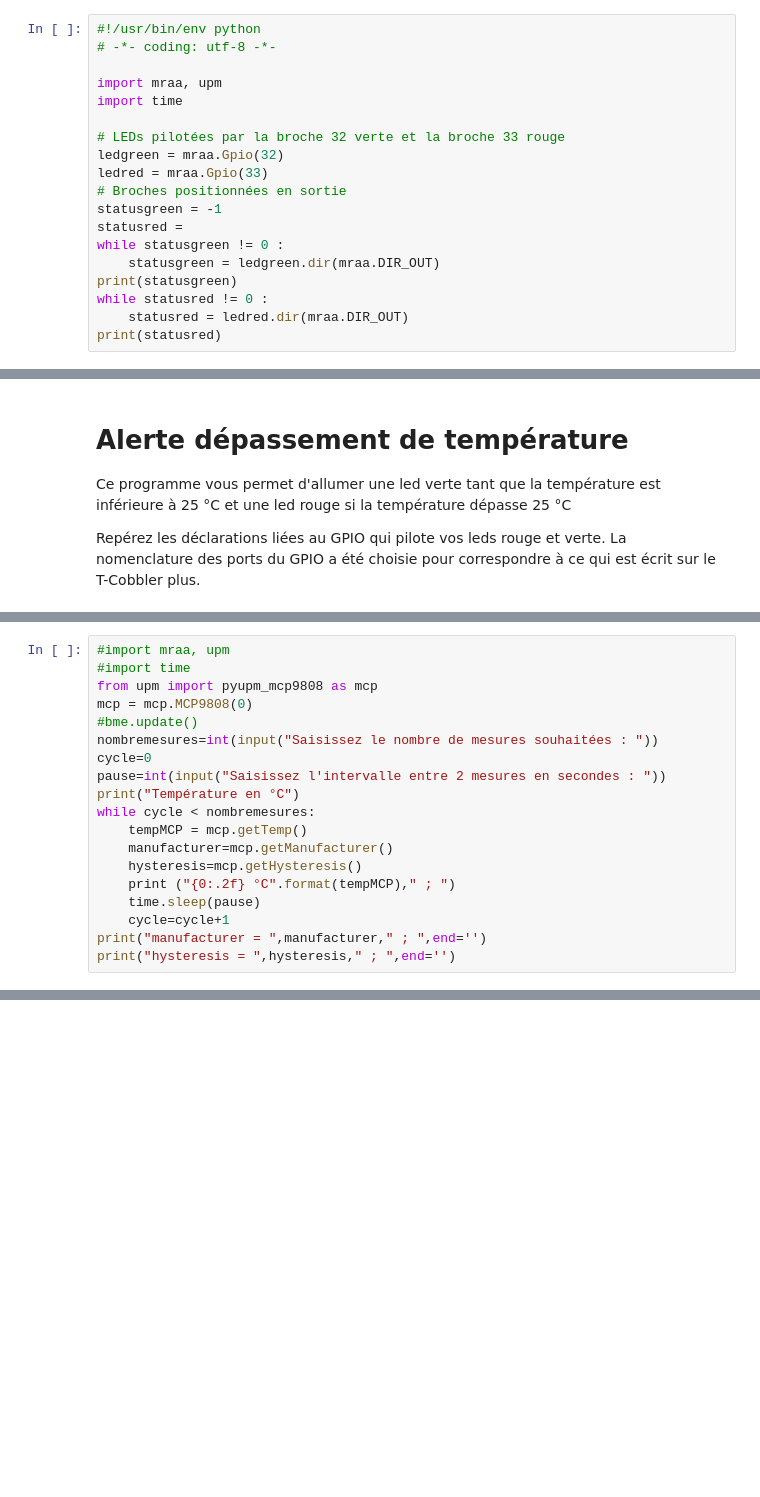
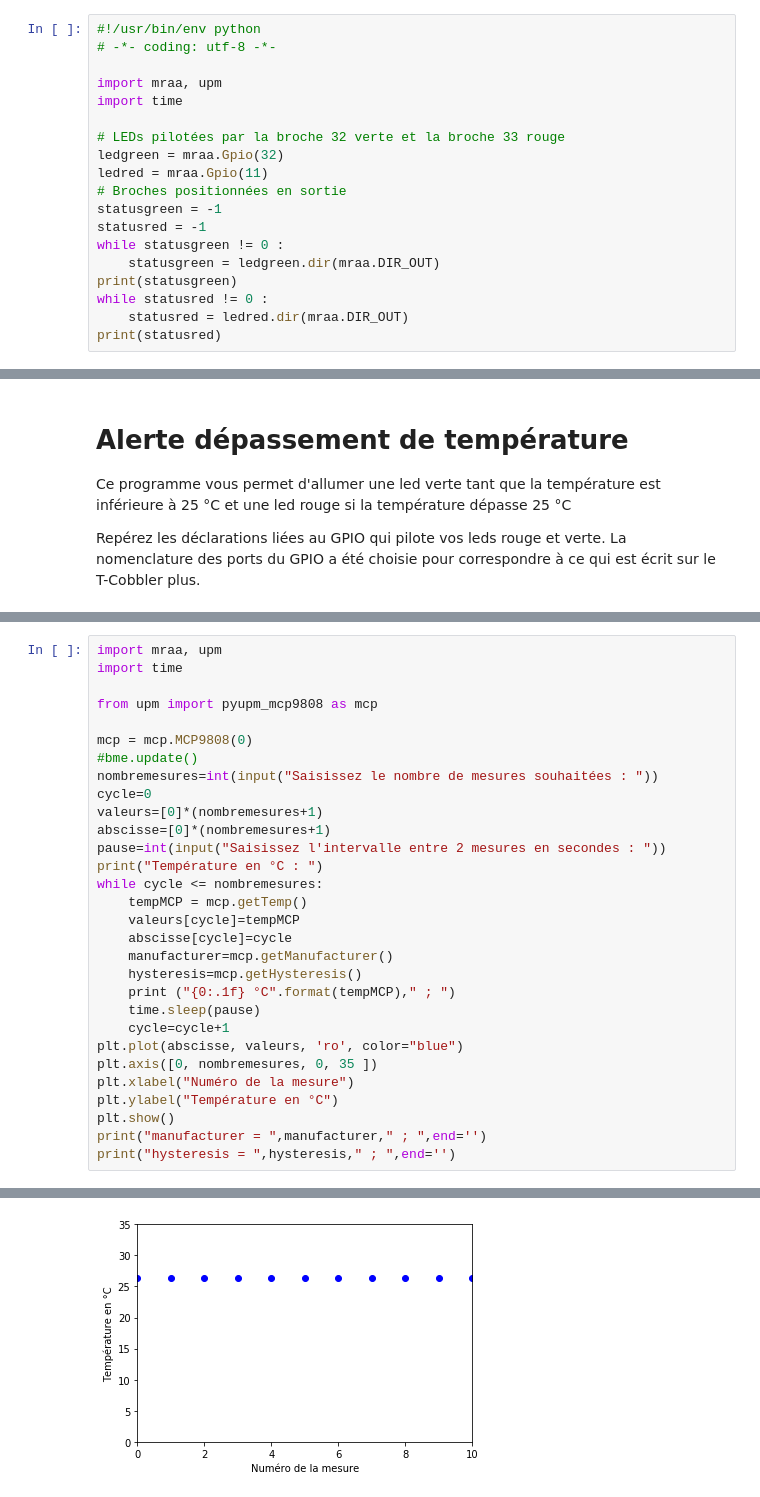
Before and after one commit to g-vidal/CahierDeProgrammes, a Jupyter notebook: MixteLedCapteurs/CahierMixedLedMCP9808.ipynb, the cells around one changed output, grey strips where cells are left out. Cells and saved outputs as stored; diff of their text form; blank space fills up the shorter version.

Commit message:
Quelques modifications (valeurs des ordonnées dans meteo et plot)

```diff
--- a/MixteLedCapteurs/CahierMixedLedMCP9808.ipynb
+++ b/MixteLedCapteurs/CahierMixedLedMCP9808.ipynb
@@ -13,10 +13,10 @@ import time
 
 # LEDs pilotées par la broche 32 verte et la broche 33 rouge
 ledgreen = mraa.Gpio(32)
-ledred = mraa.Gpio(33)
+ledred = mraa.Gpio(11)
 # Broches positionnées en sortie
 statusgreen = -1
-statusred =
+statusred = -1
 while statusgreen != 0 :
     statusgreen = ledgreen.dir(mraa.DIR_OUT)
 print(statusgreen)
@@ -93,20 +99,31 @@ On importe les librairies nécessaires puis on décide de choisir le nombre de m
 # %%
-#import mraa, upm
-#import time
+import mraa, upm
+import time
+
 from upm import pyupm_mcp9808 as mcp
+
 mcp = mcp.MCP9808(0)
 #bme.update()
 nombremesures=int(input("Saisissez le nombre de mesures souhaitées : "))
 cycle=0
+valeurs=[0]*(nombremesures+1)
+abscisse=[0]*(nombremesures+1)
 pause=int(input("Saisissez l'intervalle entre 2 mesures en secondes : "))
-print("Température en °C")
-while cycle < nombremesures:
+print("Température en °C : ")
+while cycle <= nombremesures:
     tempMCP = mcp.getTemp()
+    valeurs[cycle]=tempMCP
+    abscisse[cycle]=cycle
     manufacturer=mcp.getManufacturer()
     hysteresis=mcp.getHysteresis()
-    print ("{0:.2f} °C".format(tempMCP)," ; ")
+    print ("{0:.1f} °C".format(tempMCP)," ; ")
     time.sleep(pause)
     cycle=cycle+1
+plt.plot(abscisse, valeurs, 'ro', color="blue")
+plt.axis([0, nombremesures, 0, 35 ])
+plt.xlabel("Numéro de la mesure")
+plt.ylabel("Température en °C")
+plt.show()
 print("manufacturer = ",manufacturer," ; ",end='')
 print("hysteresis = ",hysteresis," ; ",end='')
 # %% [output]
@@ -115,0 +144 @@ Température en °C
+[figure, added]
```
Also changed, not shown: parts of 5 cells of this notebook, 2 other files.
